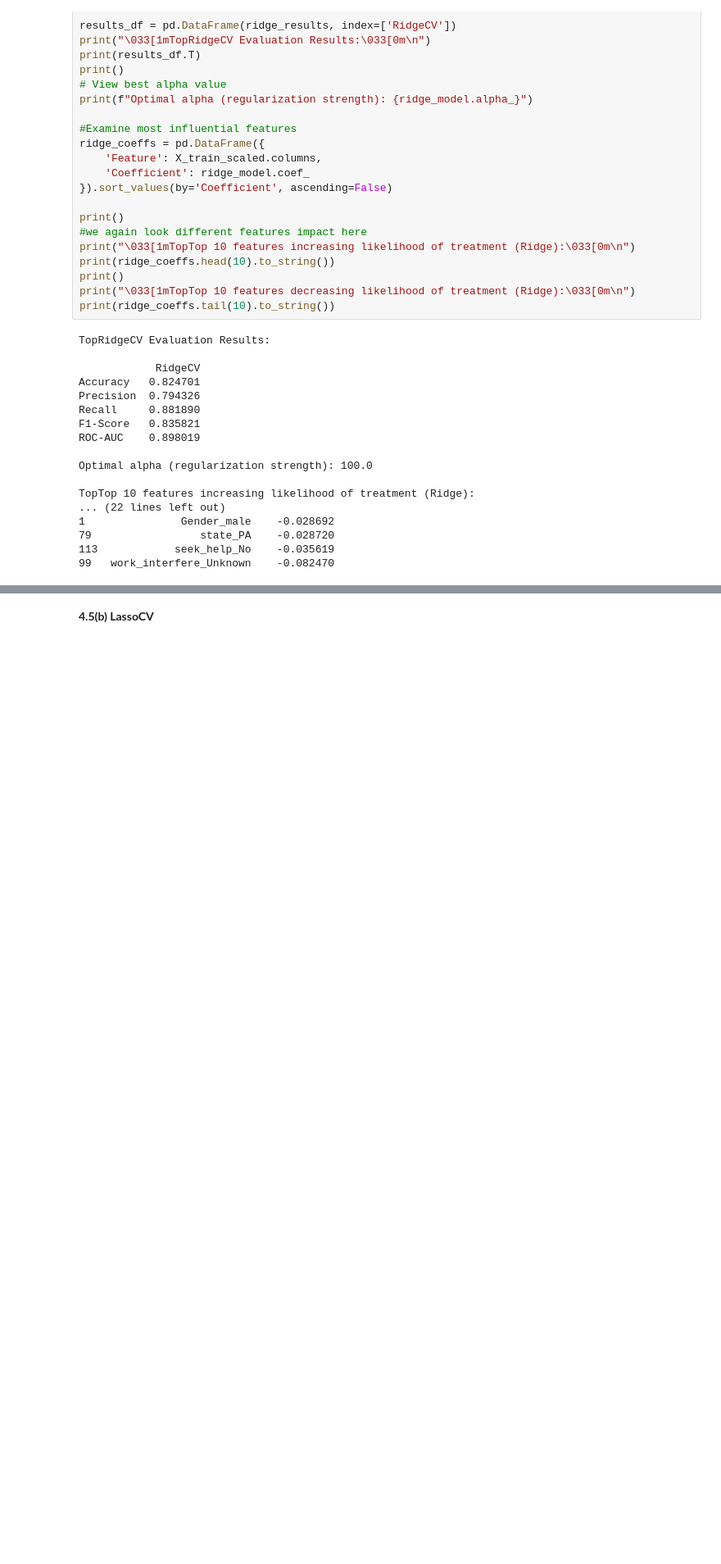
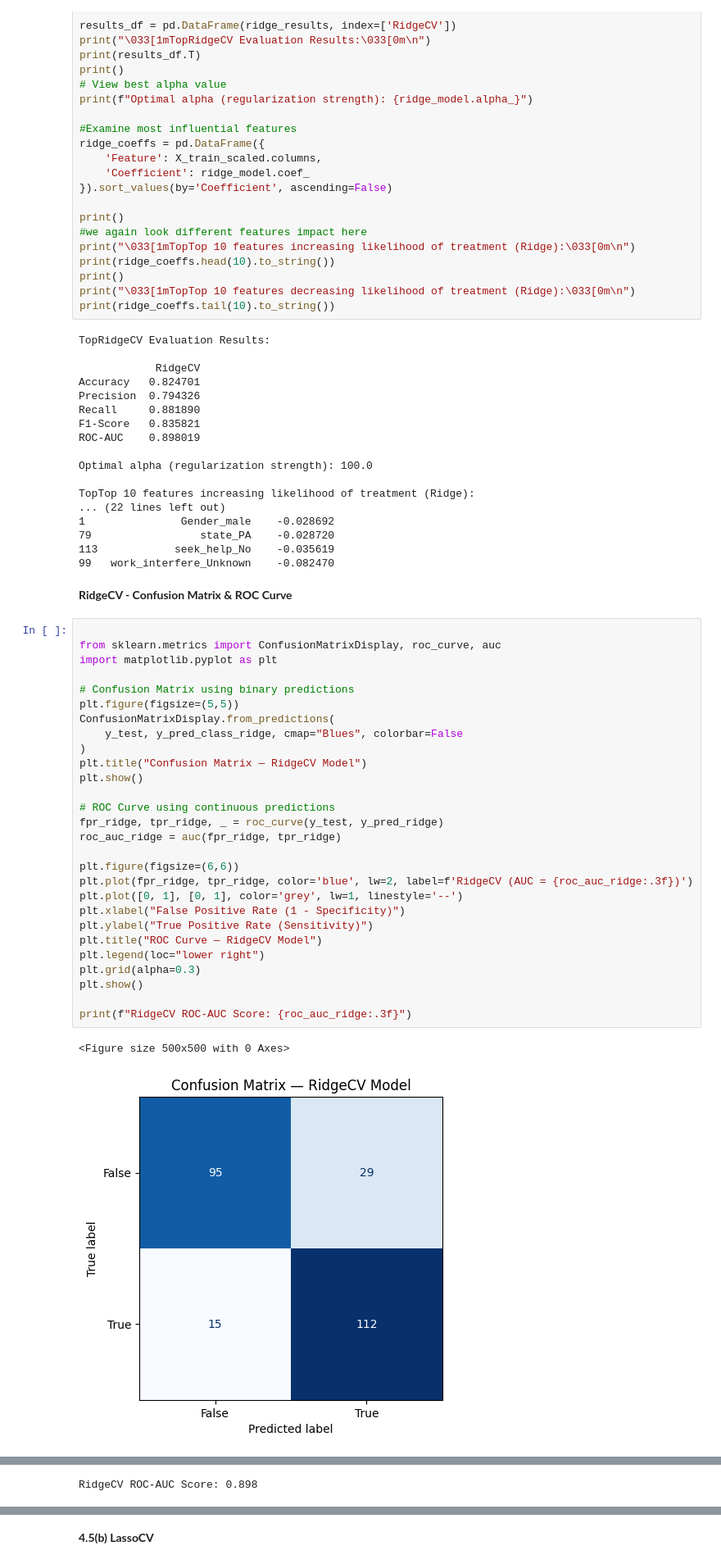
Before and after one commit to MukisaV/mental_health_prediction, a Jupyter notebook: Mukisa_Vicent_ML_Semester_Project.ipynb, the cells around one changed output, grey strips where cells are left out. Shown at 82% size. Cells and saved outputs as stored; diff of their text form; blank space fills up the shorter version.

```diff
--- a/Mukisa_Vicent_ML_Semester_Project.ipynb
+++ b/Mukisa_Vicent_ML_Semester_Project.ipynb
@@ -597,3 +597,36 @@ TopTop 10 features increasing likelihood of treatment (Ridge):
 79                 state_PA    -0.028720
 113            seek_help_No    -0.035619
 99   work_interfere_Unknown    -0.082470
+# %% [markdown]
+**RidgeCV - Confusion Matrix & ROC Curve**
+# %%
+
+from sklearn.metrics import ConfusionMatrixDisplay, roc_curve, auc
+import matplotlib.pyplot as plt
+
+# Confusion Matrix using binary predictions
+plt.figure(figsize=(5,5))
+ConfusionMatrixDisplay.from_predictions(
+    y_test, y_pred_class_ridge, cmap="Blues", colorbar=False
+)
+plt.title("Confusion Matrix — RidgeCV Model")
+plt.show()
+
+# ROC Curve using continuous predictions
+fpr_ridge, tpr_ridge, _ = roc_curve(y_test, y_pred_ridge)
+roc_auc_ridge = auc(fpr_ridge, tpr_ridge)
+
+plt.figure(figsize=(6,6))
+plt.plot(fpr_ridge, tpr_ridge, color='blue', lw=2, label=f'RidgeCV (AUC = {roc_auc_ridge:.3f})')
+plt.plot([0, 1], [0, 1], color='grey', lw=1, linestyle='--')
+plt.xlabel("False Positive Rate (1 - Specificity)")
+plt.ylabel("True Positive Rate (Sensitivity)")
+plt.title("ROC Curve — RidgeCV Model")
+plt.legend(loc="lower right")
+plt.grid(alpha=0.3)
+plt.show()
+
+print(f"RidgeCV ROC-AUC Score: {roc_auc_ridge:.3f}")
+# %% [output]
+<Figure size 500x500 with 0 Axes>
+[figure, added]
@@ -599,0 +634 @@ TopTop 10 features increasing likelihood of treatment (Ridge):
+RidgeCV ROC-AUC Score: 0.898
```
Also changed, not shown: parts of 7 cells of this notebook.
